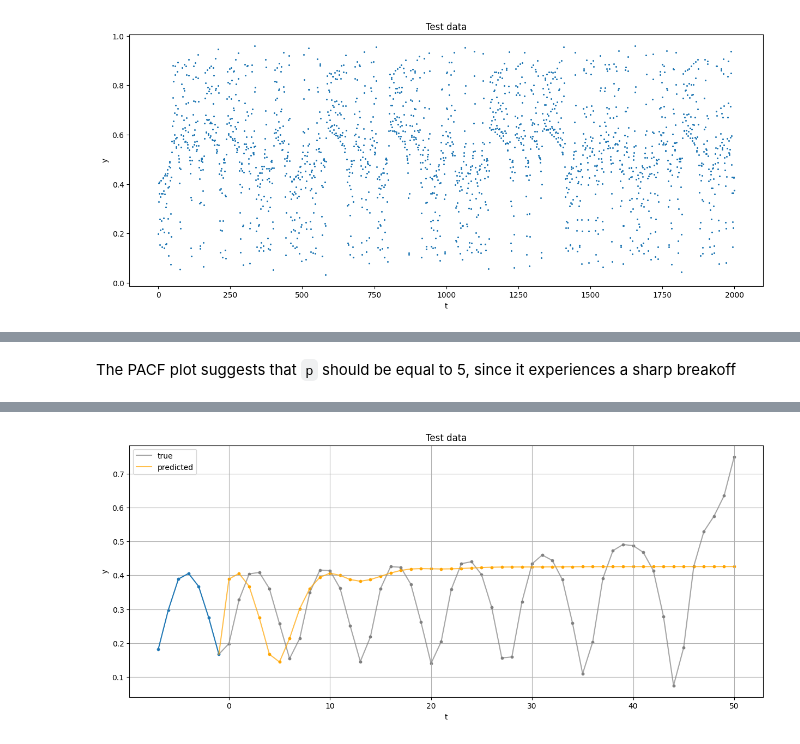
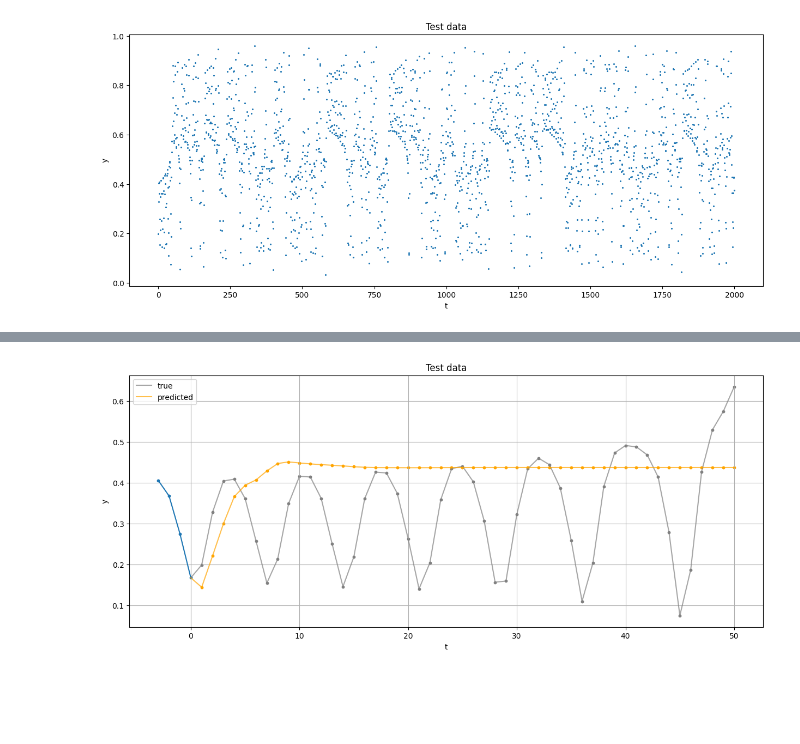
Before and after one commit to succSeeded/ts-2025, a Jupyter notebook: hw1-2/main.ipynb, the cells around one changed output, grey strips where cells are left out. Saved outputs shown, nothing was run; the diff lists cells and outputs as text; code cells hidden in the pictures; blank space fills up the shorter version.

```diff
--- a/hw1-2/main.ipynb
+++ b/hw1-2/main.ipynb
@@ -145,10 +202,0 @@ def pacf(series: np.ndarray, p: int) -> float:
-# %%
-from tqdm import trange
-
-k = 20
-pacf_data = [pacf(train, i) for i in trange(1, k+1)]
-
-plt.bar(np.arange(1, k+1), pacf_data[:k])
-plt.title("PACF vs p")
-plt.xlabel("p")
-plt.show()
@@ -157,3 +203 @@ plt.show()
-# %% [markdown]
-The PACF plot suggests that `p` should be equal to 5, since it experiences a sharp breakoff
 # %%
@@ -269,27 +372,9 @@ class ARIMA(BaseEstimator, RegressorMixin):
 # %%
 k = 50
-p = 5
-q = 3
-d = 2
-window_size = max(p+d, q+d)
+p, q, d = (4, 3, 0)
+order = (p, q, d)
 
 arima = ARIMA(p, q, d).fit(train)
-arima_preds = arima.predict(k)
 print(arima.convergence_message)
-
-plt.figure(figsize=(15, 6))
-plt.scatter(np.arange(-window_size, 0), train[-window_size:], s=10)
-plt.plot(np.arange(-window_size, 0), train[-window_size:])
-plt.scatter(np.arange(0, k+1), test[:k+1], s=10, c="grey")
-plt.plot(np.arange(0, k+1), test[:k+1], c="grey", alpha=.7, label = "true")
-plt.plot([-1, 0], [train[-1], test[0]], c="grey", alpha=.7)
-plt.scatter(np.arange(0, k+1), ar_preds[:k+1], s=10, c="orange")
-plt.plot(np.arange(0, k+1), ar_preds[:k+1], c="orange", alpha=.7, label="predicted")
-plt.plot([-1, 0], [train[-1], ar_preds[0]], c="orange", alpha=.7)
-plt.title("Test data")
-plt.xlabel("t")
-plt.ylabel("y")
-plt.legend()
-plt.grid()
-plt.show()
+plot_test(arima, train, test, k, order)
 # %% [output]
@@ -297 +382 @@ Terminated after max_iter=100. Loss: 0.0920
-[figure, old version]
+[figure, new version]
```
Also changed, not shown: parts of 41 cells of this notebook.
